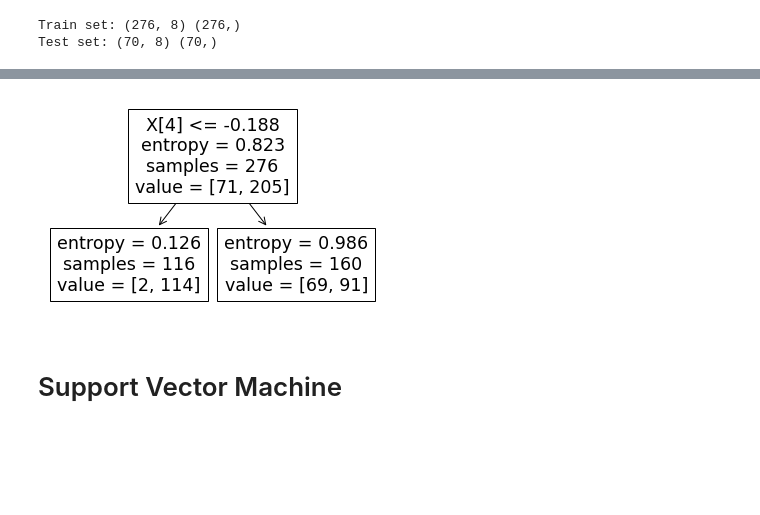
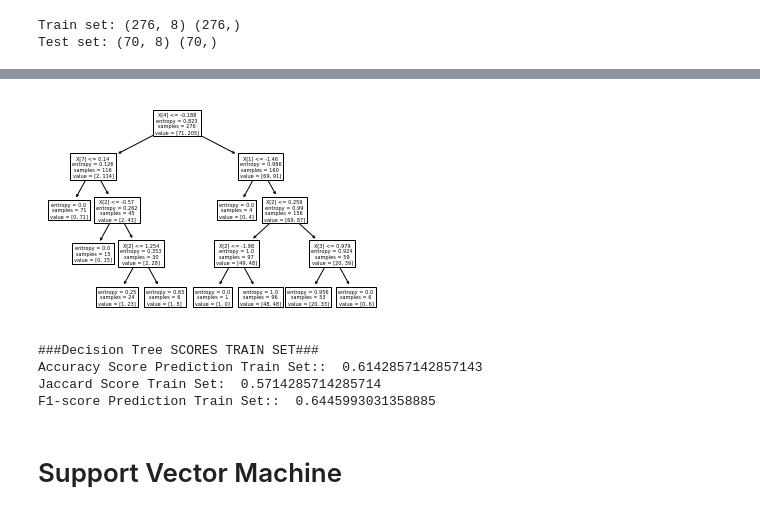
Before and after one commit to juanmfarinas/the_best_classifier_coursera, a Jupyter notebook: ML0101EN_Proj_Loan_py_v1.ipynb, the cells around one changed output, grey strips where cells are left out. Drawn from its saved outputs; the diff is of its cells as text; code cells hidden in the pictures; blank space fills up the shorter version.

```diff
--- a/ML0101EN_Proj_Loan_py_v1.ipynb
+++ b/ML0101EN_Proj_Loan_py_v1.ipynb
@@ -356,25 +370,3 @@ print ('Test set:', X_test_dt.shape,  y_test_dt.shape)
 # %% [output]
 Train set: (276, 8) (276,)
 Test set: (70, 8) (70,)
-# %%
-from sklearn.tree import DecisionTreeClassifier
-
-depth_dt = 10
-mean_acc_dt = np.zeros((depth_dt-1))
-std_acc_dt = np.zeros((depth_dt-1))
-
-for n in range(1,depth_dt):
-    the_Tree = DecisionTreeClassifier(criterion="entropy", max_depth = n)
-    #print(the_Tree) # it shows the default parameters
-    the_Tree.fit(X_train_dt,y_train_dt)
-    predTree = the_Tree.predict(X_test_dt)
-    from sklearn import metrics
-    import matplotlib.pyplot as plt
-
-    mean_acc_dt[n-1] = metrics.accuracy_score(y_test_dt, predTree)
-    std_acc_dt[n-1]=np.std(predTree==y_test_dt)/np.sqrt(predTree.shape[0])
-
-print ('Mean:', mean_acc_dt)
-print ('Std:',std_acc_dt)
-print ('\n')
-print( "The best accuracy was with", mean_acc_dt.max(), "with depth=", mean_acc_dt.argmax()+1)
@@ -389,16 +373,29 @@ The best accuracy was with 0.7857142857142857 with depth= 1
 # %%
-the_Tree = DecisionTreeClassifier(criterion="entropy", max_depth = mean_acc_dt.argmax()+1)
+#search for the best model
+from sklearn.tree import DecisionTreeClassifier
+
+the_Tree = DecisionTreeClassifier(criterion="entropy", max_depth = 4)
 the_Tree.fit(X_train_dt,y_train_dt)
-predTree = the_Tree.predict(X_test_dt)
+yhat_dt = the_Tree.predict(X_test_dt)
 from sklearn import metrics
 import matplotlib.pyplot as plt
 
 from sklearn import tree
 from sklearn.tree import plot_tree
 tree.plot_tree(the_Tree)
 plt.show()
 # %% [output]
-[figure, old version]
+[figure, new version]
+# %%
+print('###Decision Tree SCORES TRAIN SET###')
+print('Accuracy Score Prediction Train Set:: ', metrics.accuracy_score(y_test_dt, yhat_dt))
+print('Jaccard Score Train Set: ', jaccard_score(y_test_dt, yhat_dt,pos_label='PAIDOFF'))
+print('F1-score Prediction Train Set:: ', f1_score(y_test_dt, yhat_dt, average='weighted'))
+# %% [output]
+###Decision Tree SCORES TRAIN SET###
+Accuracy Score Prediction Train Set::  0.6142857142857143
+Jaccard Score Train Set:  0.5714285714285714
+F1-score Prediction Train Set::  0.6445993031358885
 # %% [markdown]
 # Support Vector Machine
 # %%
```
Also changed, not shown: parts of 16 cells of this notebook.
